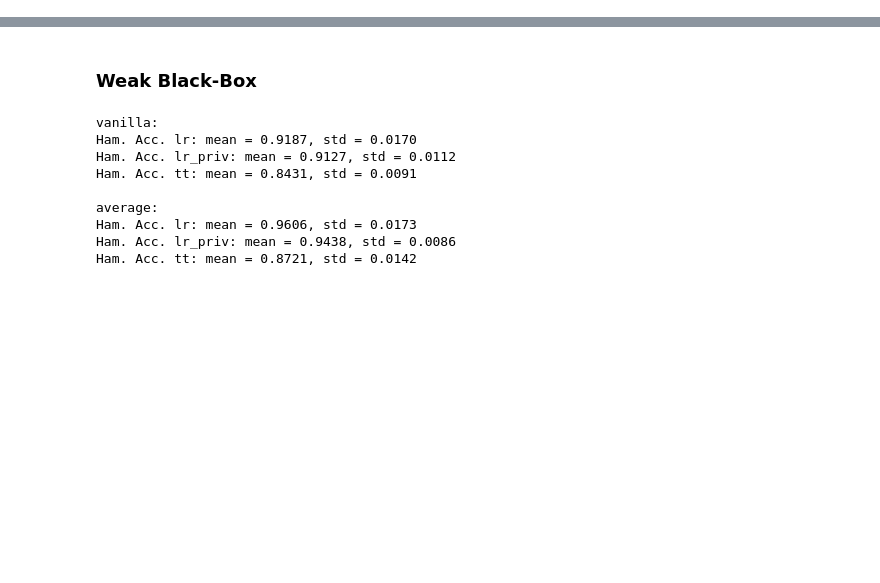
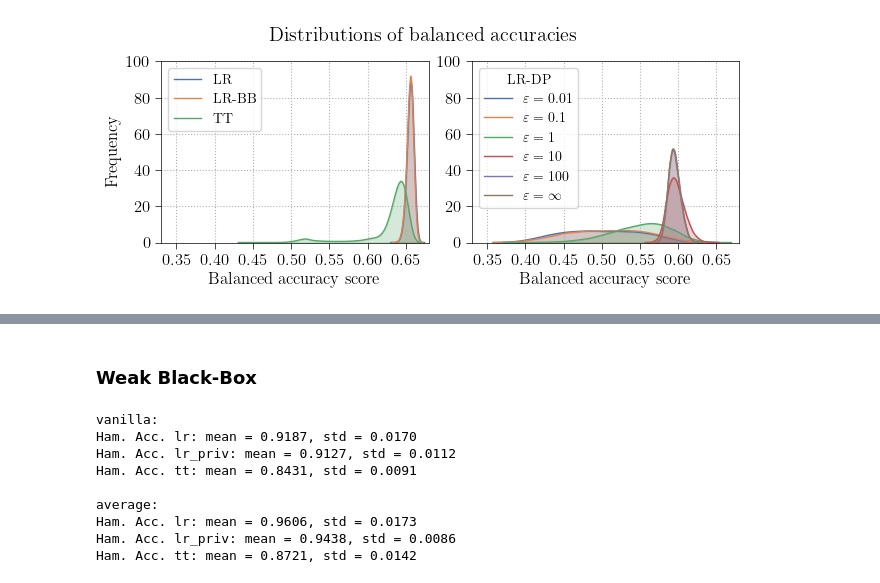
Before and after one commit to joserapa98/tns4loris, a Jupyter notebook: privacy/attacks.ipynb, the cells around one changed output, grey strips where cells are left out. Drawn from its saved outputs; the diff is of its cells as text; code cells hidden in the pictures; blank space fills up the shorter version.

```diff
--- a/privacy/attacks.ipynb
+++ b/privacy/attacks.ipynb
@@ -23 +72,101 @@ datasets_ids = list(range(1, len(datasets) + 1))
+# %%
+# vanilla
+scaler_type = 'standard'
+model_type = 'vanilla'
+
+palette = sns.color_palette('deep')
+colors = palette#[0], palette[1], palette[2], palette
+# colors = plt.cm.tab10.colors
+
+model_names_dict = {
+    'lr': 'LR',
+    'lr_priv': 'LR-BB',
+    'tt': 'TT'
+}
+
+fig, ax = plt.subplots(1, 2, figsize=(6.5, 2.75))
+
+
+# lr, lr-priv, tt
+for i, model_name in enumerate(['lr', 'lr_priv', 'tt']):
+    data_dir = os.path.join(cwd, 'results', 'datasets', model_name,
+                            scaler_type, model_type, 'params_multilabel.pt')
+    data = torch.load(data_dir, weights_only=True)
+
+    mask = data['labels'][:, 0] == 1
+    accs = data['bal_accs'][mask]
+
+    data_plot = accs[:, -1].numpy()
+
+    kde = gaussian_kde(data_plot)  # fits a smooth PDF
+    x = np.linspace(data_plot.min(), data_plot.max(), 100)
+    y = kde(x)
+
+    ax[0].plot(x, y,
+               linewidth=1.,
+               color=colors[i],
+               label=model_names_dict[model_name])
+    ax[0].fill_between(x, y,
+                       alpha=0.25,
+                       color=colors[i])  # shadow below curve
+
+ax[0].set_xlabel('Balanced accuracy score')
+ax[0].set_ylabel('Frequency')
+ax[0].set_ylim(0, 100)
+ax[0].set_xlim(0.33, 0.68)
+ax[0].set_xticks(torch.arange(0.35, 0.70, 0.05))
+ax[0].grid(True, zorder=-1, linestyle=':')
+
+ax[0].legend()
+
+
+# lr_dp
+epsilon_list = [0.01, 0.1, 1.0, 10.0, 100.0, float('inf')]
+epsilon_dict = {
+    0.01  : '0.01',
+    0.1   : '0.1',
+    1.0   : '1',
+    10.0  : '10',
+    100.0 : '100',
+    float('inf') : r'\infty'}
+for i, epsilon in enumerate(epsilon_list):
+    data_dir = os.path.join(cwd, 'results', 'datasets', 'lr_dp',
+                            scaler_type, model_type,
+                            f'params_multilabel_{epsilon}.pt')
+    data = torch.load(data_dir, weights_only=True)
+
+    mask = data['labels'][:, 0] == 1
+    accs = data['bal_accs'][mask]
+
+    data_plot = accs[:, 0].numpy()
+
+    kde = gaussian_kde(data_plot)  # fits a smooth PDF
+    x = np.linspace(data_plot.min(), data_plot.max(), 100)
+    y = kde(x)
+
+    ax[1].plot(x, y,
+               linewidth=1.,
+               color=colors[i],
+               label=fr'$\varepsilon={epsilon_dict[epsilon]}$')
+    ax[1].fill_between(x, y,
+                       alpha=0.25,
+                       color=colors[i])  # shadow below curve
+
+ax[1].set_xlabel('Balanced accuracy score')
+ax[1].set_ylim(0, 100)
+ax[1].set_xlim(0.33, 0.68)
+ax[1].set_xticks(torch.arange(0.35, 0.70, 0.05))
+ax[1].grid(True, zorder=-1, linestyle=':')
+
+ax[1].legend(title='LR-DP')
+
+fig.suptitle('Distributions of balanced accuracies')
+
+# Show plot
+plt.tight_layout(pad=0.5)
+plt.savefig(os.path.join(figures_dir, 'accuracies_chowell_train.pdf'),
+            bbox_inches='tight')
+plt.show()
+# %% [output]
+[figure, added]
 # %% [markdown]
```
Also changed, not shown: parts of 102 cells of this notebook, 2 other files.
